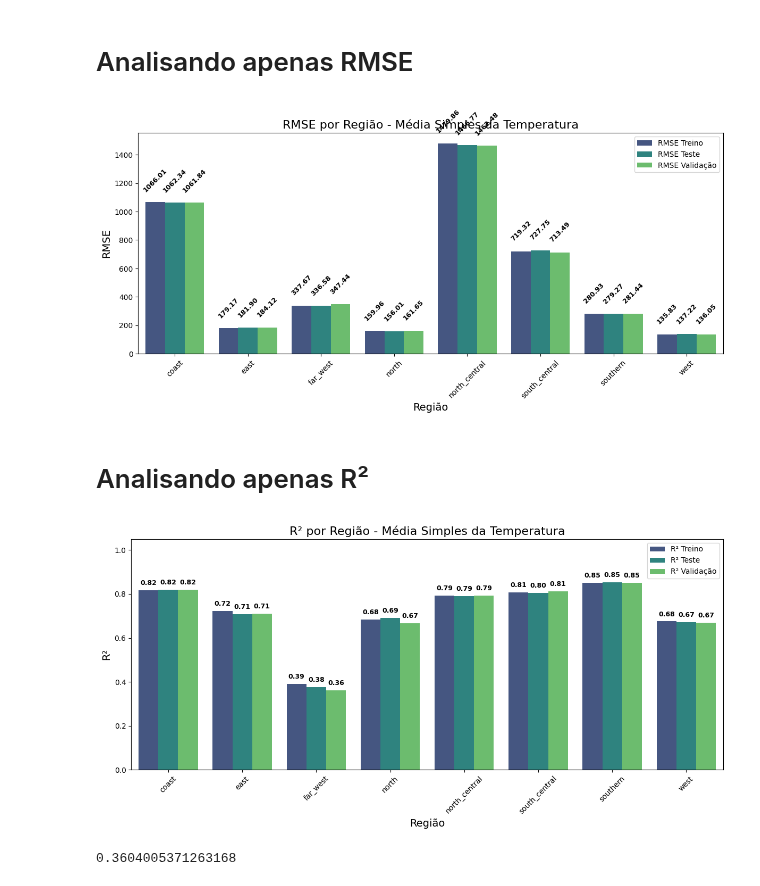
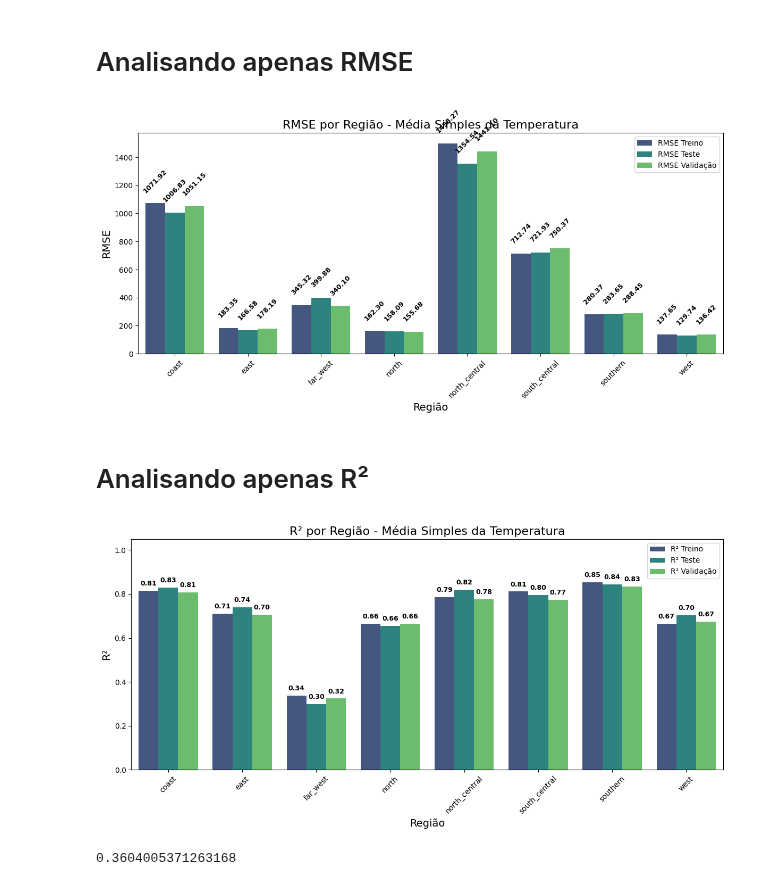
Before and after one commit to jrodrigotico/serena-tcc, a Jupyter notebook: debug_modelo.ipynb, the cells around one changed output. Drawn from its saved outputs; the diff is of its cells as text; code cells hidden in the pictures.

Commit message:
renomeando coluna da tabela3

```diff
--- a/debug_modelo.ipynb
+++ b/debug_modelo.ipynb
@@ -344,5 +344,6 @@ tabela2
 - treinamento com carga por weather_zone vs temperatura por weather zone (é o que eu ja fiz)
 # %%
 tabela3 = treinamento_por_weather_zone_e_hora_cv(df = df)
+tabela3 = tabela3.rename(columns={'weather_zone':'regiao'})
 tabela3
 # %% [output]
@@ -472,9 +473,9 @@ def plot_rmse_por_regiao(df, titulo="RMSE por Região"):
     plt.show()
 
 # Exemplo de chamada
-plot_rmse_por_regiao(tabela1, titulo="RMSE por Região - Média Simples da Temperatura")
+plot_rmse_por_regiao(tabela3, titulo="RMSE por Região - Média Simples da Temperatura")
 # %% [output]
-[figure, old version]
+[figure, new version]
 # %% [markdown]
 # Analisando apenas R²
 # %%
@@ -500,35 +501,35 @@ def plot_r2_por_regiao(df, titulo="R² por Região"):
         palette="viridis",
         errorbar=None
     )
 
     # Remover as bordas pretas das barras
     for bar in ax.patches:
         bar.set_edgecolor("none")
 
     # Adicionar os rótulos acima das barras (não dentro)
     for bar in ax.patches:
         height = bar.get_height()
         ax.annotate(f'{height:.2f}',
                     xy=(bar.get_x() + bar.get_width() / 2, height),
                     xytext=(0, 5),  # 5 pontos acima da barra
                     textcoords="offset points",
                     ha='center', va='bottom',
                     color='black', fontsize=9, fontweight='bold')
 
     # Ajustes finais do gráfico
     ax.set_title(titulo, fontsize=16)
     ax.set_xlabel("Região", fontsize=14)
     ax.set_ylabel("R²", fontsize=14)
     plt.xticks(rotation=45)
     ax.legend(title="", loc="upper right")
     plt.ylim(0, 1.05)
     plt.tight_layout()
     plt.show()
 
 
-plot_r2_por_regiao(tabela1, titulo="R² por Região - Média Simples da Temperatura")
+plot_r2_por_regiao(tabela3, titulo="R² por Região - Média Simples da Temperatura")
 # %% [output]
-[figure, old version]
+[figure, new version]
 # %%
 tabela1[(tabela1['regiao']=='far_west')]['R² Validação'].mean()
 # %% [output]
```
Also changed, not shown: parts of 2 cells of this notebook.
